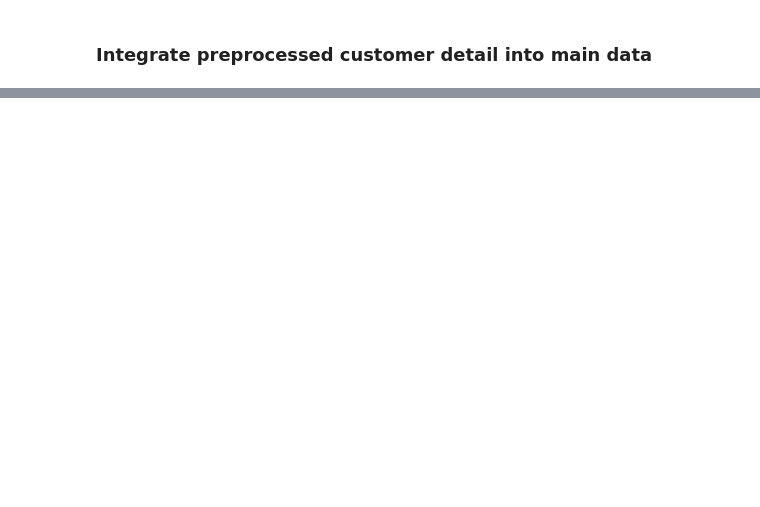
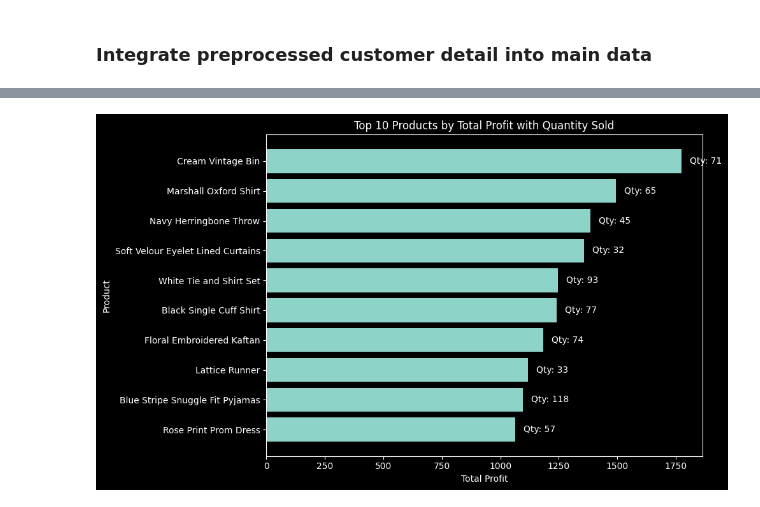
Before and after one commit to trandat9h/retail-sale-data-processing, a Jupyter notebook: Processing.ipynb, the cells around one changed output, grey strips where cells are left out. Saved outputs shown, nothing was run; the diff lists cells and outputs as text; code cells hidden in the pictures; blank space fills up the shorter version.

```diff
--- a/Processing.ipynb
+++ b/Processing.ipynb
@@ -408,0 +484,33 @@ df.sample(10)
+# %%
+# Aggregate total profit and total quantity by Product
+summary = df.groupby('Product').agg({
+    'Total Profit': 'sum',
+    'Quantity': 'sum'
+}).reset_index()
+
+# Get top 10 products by Total Profit
+top10 = summary.sort_values(by='Total Profit', ascending=False).head(10)
+
+# Plot horizontal bars for Total Profit
+plt.figure(figsize=(10, 6))
+bars = plt.barh(top10['Product'], top10['Total Profit'])
+
+# Invert y-axis so highest profit is on top
+plt.gca().invert_yaxis()
+
+# Annotate quantity sold next to each bar
+for bar, qty in zip(bars, top10['Quantity']):
+    plt.text(
+        bar.get_width() + 0.02 * top10['Total Profit'].max(),  # small offset
+        bar.get_y() + bar.get_height()/2,
+        f'Qty: {int(qty)}',
+        va='center'
+    )
+
+plt.xlabel('Total Profit')
+plt.ylabel('Product')
+plt.title('Top 10 Products by Total Profit with Quantity Sold')
+plt.tight_layout()
+plt.show()
+# %% [output]
+[figure, added]
```
Also changed, not shown: parts of 14 cells of this notebook.
